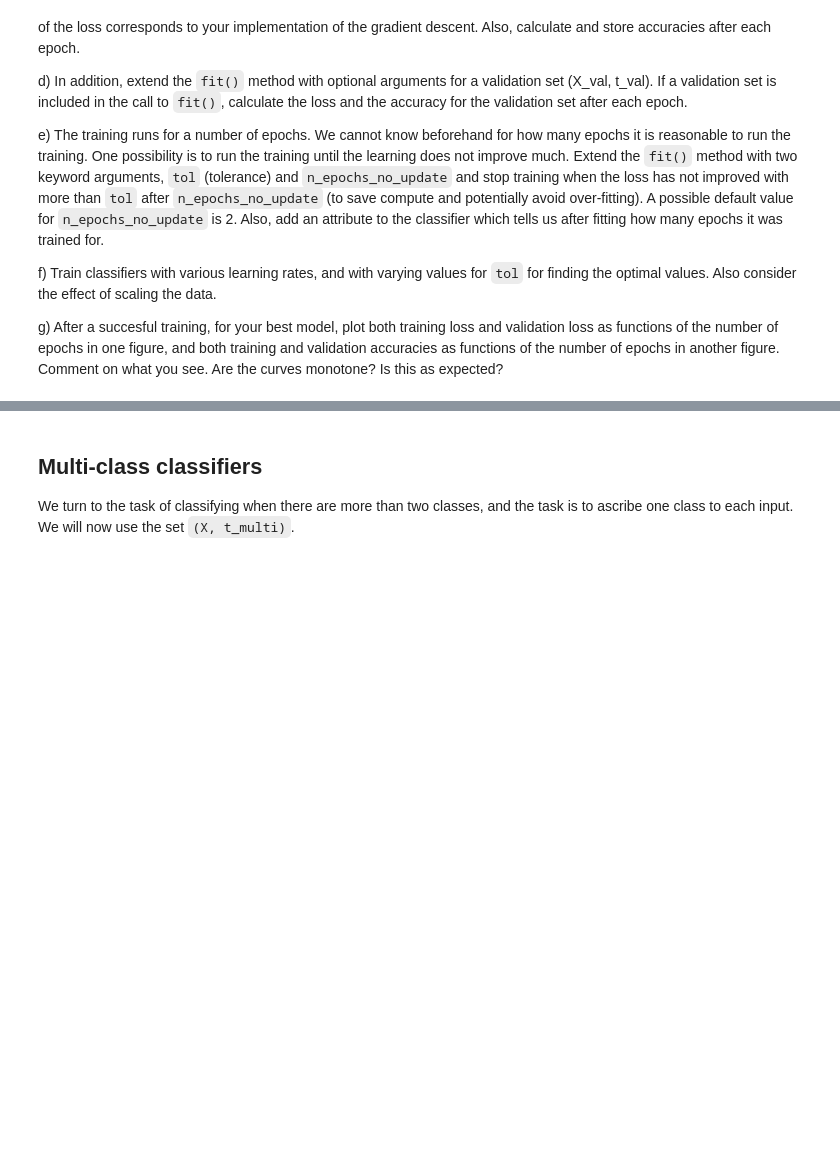
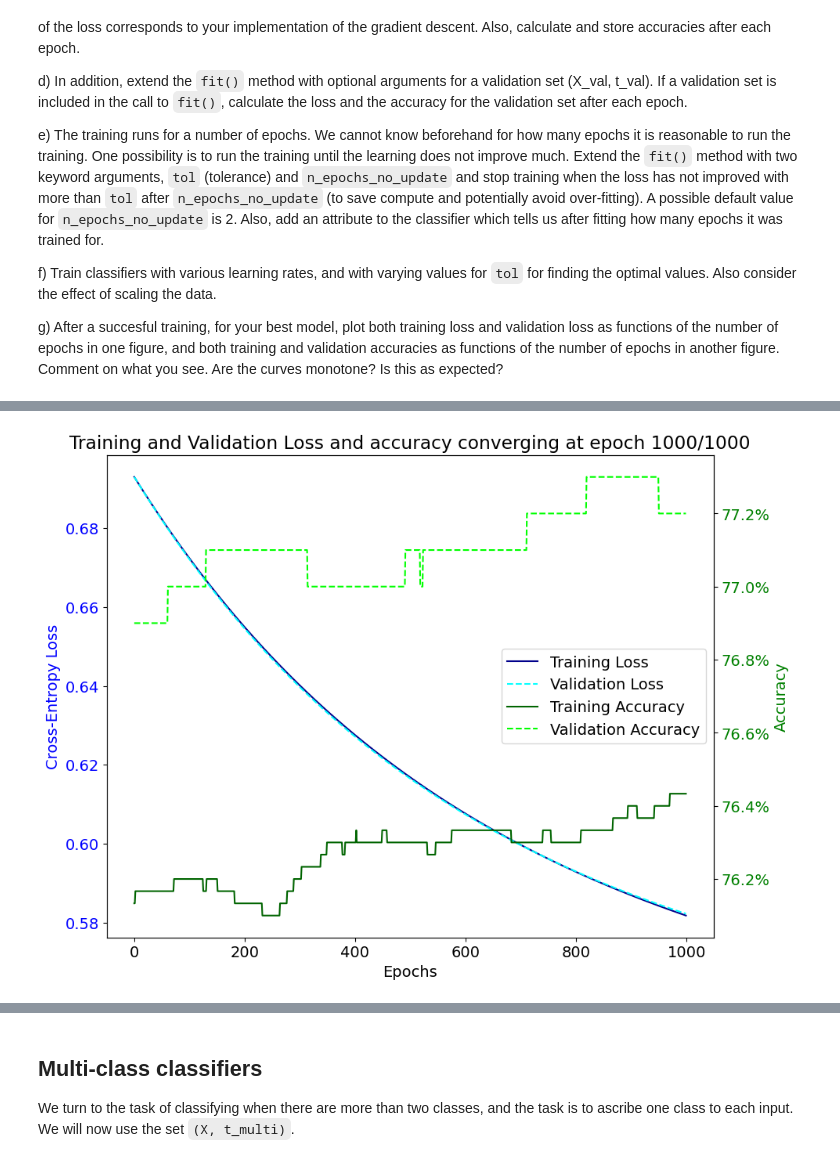
Before and after one commit to Oskar-Idland/IN4050-Introduction-to-Artificial-Intelligence-and-Machinelearing, a Jupyter notebook: Oblig2/in3050_in4050_2025_assignment_2.ipynb, the cells around one changed output, grey strips where cells are left out. Cells and saved outputs as stored; diff of their text form; code cells hidden in the pictures; blank space fills up the shorter version.

```diff
--- a/Oblig2/in3050_in4050_2025_assignment_2.ipynb
+++ b/Oblig2/in3050_in4050_2025_assignment_2.ipynb
@@ -426,0 +683,35 @@ g) After a succesful training, for your best model, plot both training loss and
+# %%
+cl = NumpyLogReg()
+
+best_accuracy_logreg, best_tols_logreg, best_lrs_logreg = optimal_hyperparameters(accuracies_logreg, tolerances, learning_rates_logreg)
+
+# Find the best hyperparameters with lowest number of epochs
+best_tols_logreg, best_lrs_logreg = sort_optimal_hyperparameters(best_tols_logreg, best_lrs_logreg, descending=True)
+best_tol_logreg = best_tols_logreg[0]
+best_lr_logreg = best_lrs_logreg[0]
+
+
+cl.fit(X_train, t2_train, lr=best_lr_logreg, epochs=epoch, X_val=X_val, t_val=t2_val, tol=best_tol_logreg, n_epochs_no_update=n_epochs_no_update)
+# %%
+plt.plot(cl.loss, label='Training Loss', color='darkblue')
+plt.plot(cl.val_loss, label='Validation Loss', color='aqua', linestyle='--')
+lines_loss, labels_loss = plt.gca().get_legend_handles_labels()
+plt.ylabel('Cross-Entropy Loss', color='blue')
+plt.yticks(color='blue')
+plt.xlabel('Epochs')
+
+plt.twinx()
+
+plt.plot(cl.accuracy, label='Training Accuracy', color='darkgreen')
+plt.plot(cl.val_accuracy, label='Validation Accuracy', color='lime', linestyle='--')
+lines_acc, labels_acc = plt.gca().get_legend_handles_labels()
+plt.ylabel('Accuracy', color='green')
+plt.yticks(color='green')
+percentage_formatter = lambda x, _: f'{x:.1%}'
+plt.gca().yaxis.set_major_formatter(plt.FuncFormatter(percentage_formatter))
+
+plt.title(f'Training and Validation Loss and accuracy converging at epoch {cl.convergence_epoch}/{epoch}')
+plt.legend(lines_loss + lines_acc, labels_loss + labels_acc)
+plt.show()
+# %% [output]
+[figure, added]
```
Also changed, not shown: parts of 30 cells of this notebook, 2 other files.
